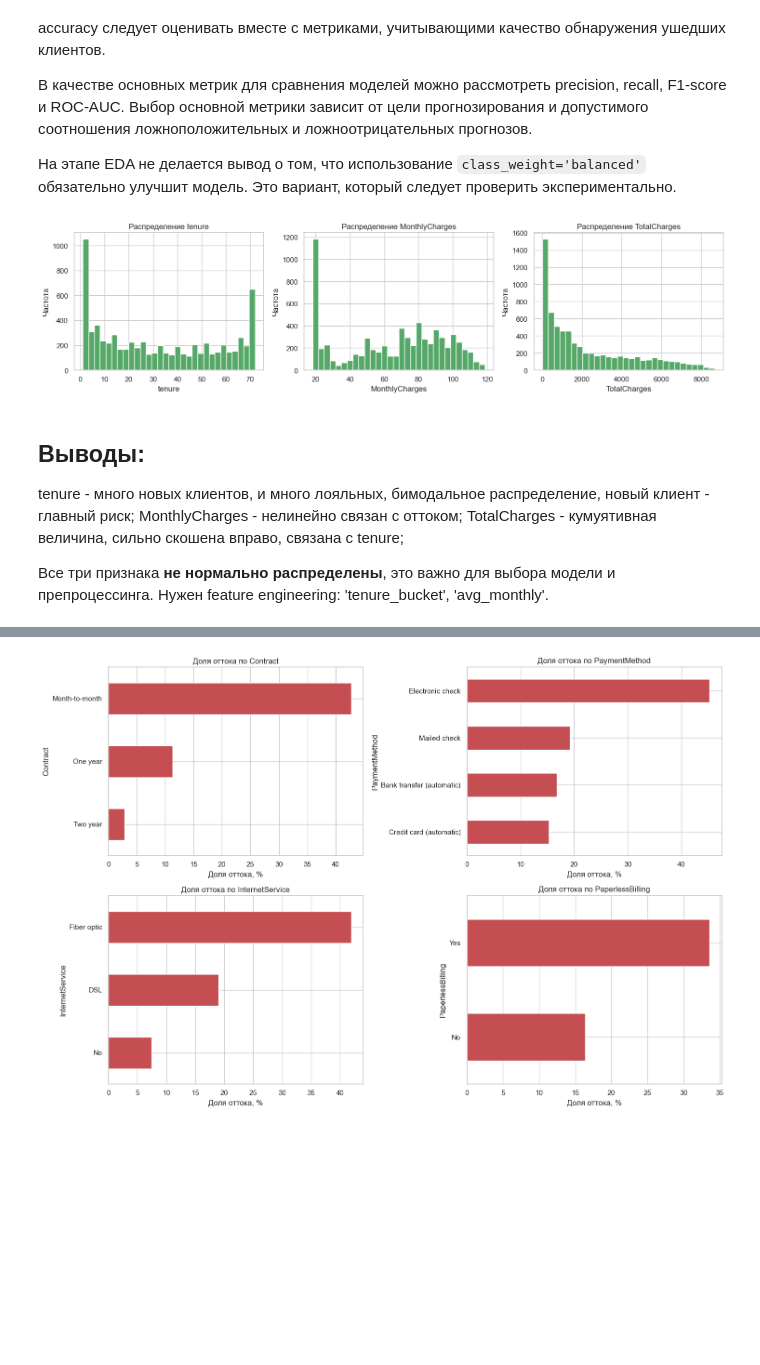
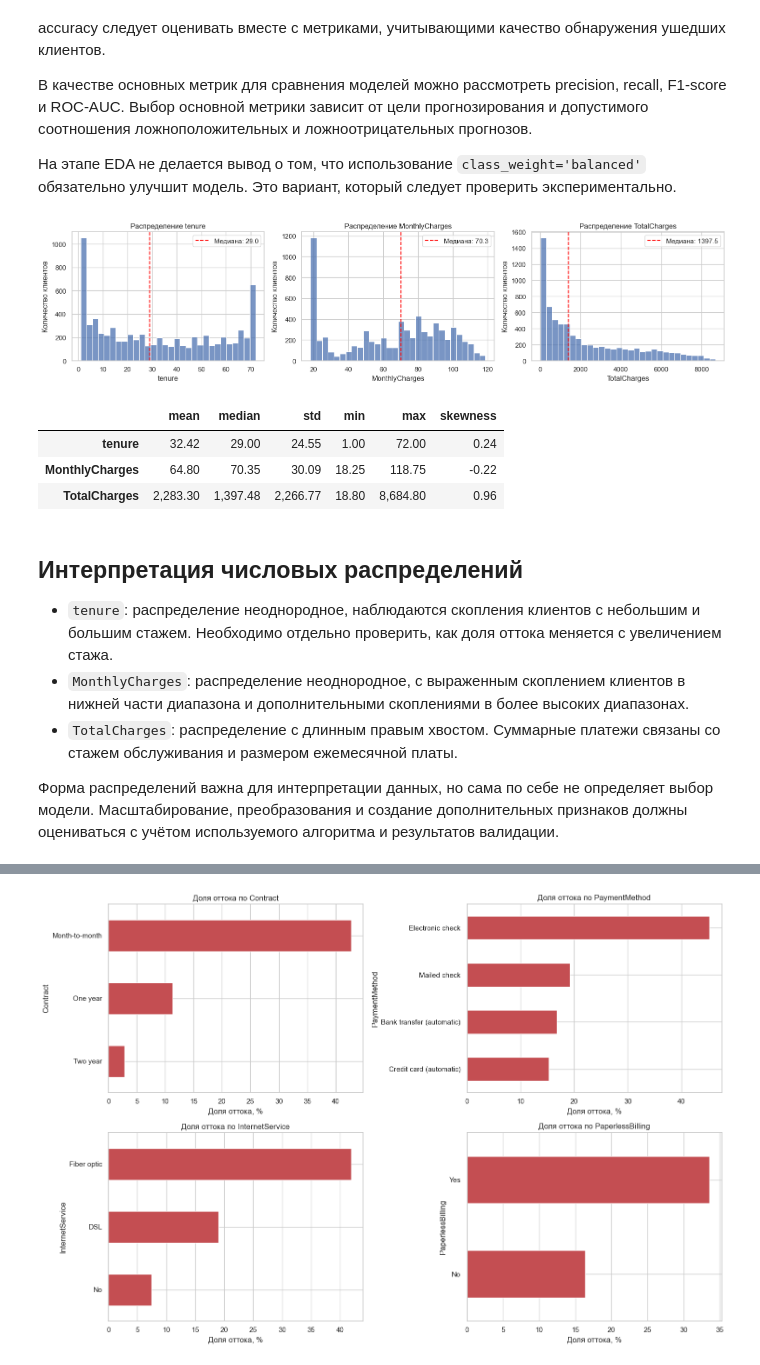
Before and after one commit to sober-ofc-not/churn-prediction, a Jupyter notebook: notebooks/01eda.ipynb, the cells around one changed output, grey strips where cells are left out. Drawn from its saved outputs; the diff is of its cells as text; code cells hidden in the pictures; blank space fills up the shorter version.

Commit message:
Refactor EDA: numeric distributions and boxplot with stat summary

```diff
--- a/notebooks/01eda.ipynb
+++ b/notebooks/01eda.ipynb
@@ -216,26 +217,55 @@ plt.show()
 
 На этапе EDA не делается вывод о том, что использование `class_weight='balanced'` обязательно улучшит модель. Это вариант, который следует проверить экспериментально.
 # %%
-num_cols = ['tenure', 'MonthlyCharges', 'TotalCharges']
-fig, axes = plt.subplots(1, 3, figsize=(15, 4))
+num_cols = ["tenure", "MonthlyCharges", "TotalCharges"]
+
+fig, axes = plt.subplots(1, 3, figsize=(16, 4))
 
 for col, ax in zip(num_cols, axes):
-    df[col].hist(ax=ax, bins=30, color='#55A868')
-    ax.set_title(f'Распределение {col}')
+    sns.histplot(
+        data=df,
+        x=col,
+        bins=30,
+        kde=False,
+        ax=ax
+    )
+    median_value = df[col].median()
+    ax.axvline(
+        median_value,
+        linestyle="--",
+        color="red",
+        label=f"Медиана: {median_value:.1f}"
+    )
+    ax.set_title(f"Распределение {col}")
     ax.set_xlabel(col)
-    ax.set_ylabel('Частота')
+    ax.set_ylabel("Количество клиентов")
+    ax.legend()
 
 plt.tight_layout()
-plt.savefig('../reports/figures/numeric_distributions.png', dpi=150)
+fig.savefig(
+    FIGURES_DIR / "numeric_distributions.png",
+    dpi=150,
+    bbox_inches="tight"
+)
 plt.show()
+
+distribution_summary = df[num_cols].agg(
+    ["mean", "median", "std", "min", "max"]
+).T
+distribution_summary["skewness"] = df[num_cols].skew()
+display(distribution_summary.round(2))
 # %% [output]
-[figure, old version]
+[figure, new version]
+|  | mean | median | std | min | max | skewness |
+| tenure | 32.42 | 29.00 | 24.55 | 1.00 | 72.00 | 0.24 |
+| MonthlyCharges | 64.80 | 70.35 | 30.09 | 18.25 | 118.75 | -0.22 |
+| TotalCharges | 2,283.30 | 1,397.48 | 2,266.77 | 18.80 | 8,684.80 | 0.96 |
 # %% [markdown]
-## Выводы:
-  tenure - много новых клиентов, и много лояльных, бимодальное распределение, новый клиент - главный риск;
-  MonthlyCharges - нелинейно связан с оттоком;
-  TotalCharges - кумуятивная величина, сильно скошена вправо, связана с tenure;
+## Интерпретация числовых распределений
 
-Все три признака **не нормально распределены**, это важно для выбора модели и препроцессинга.
-Нужен feature engineering: 'tenure_bucket', 'avg_monthly'.
+- `tenure`: распределение неоднородное, наблюдаются скопления клиентов с небольшим и большим стажем. Необходимо отдельно проверить, как доля оттока меняется с увеличением стажа.
+- `MonthlyCharges`: распределение неоднородное, с выраженным скоплением клиентов в нижней части диапазона и дополнительными скоплениями в более высоких диапазонах.
+- `TotalCharges`: распределение с длинным правым хвостом. Суммарные платежи связаны со стажем обслуживания и размером ежемесячной платы.
+
+Форма распределений важна для интерпретации данных, но сама по себе не определяет выбор модели. Масштабирование, преобразования и создание дополнительных признаков должны оцениваться с учётом используемого алгоритма и результатов валидации.
 # %%
```
Also changed, not shown: parts of 4 cells of this notebook, 2 other files.
